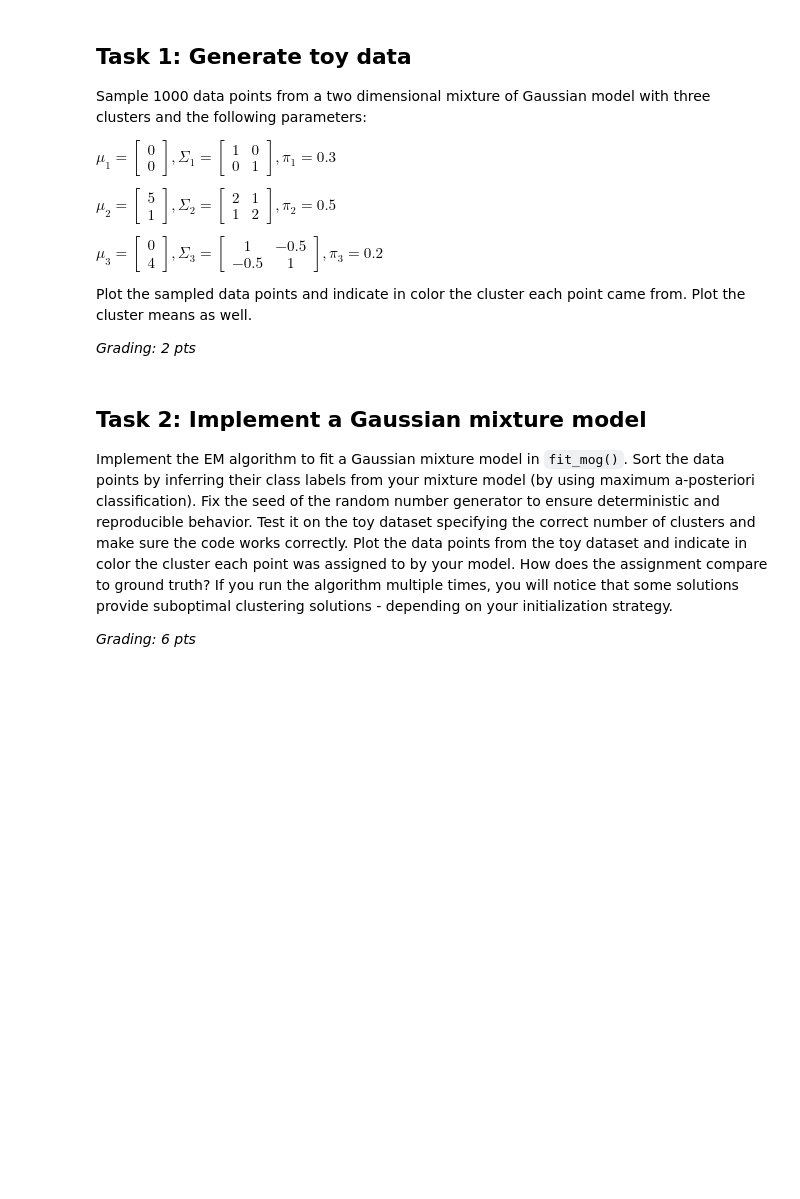
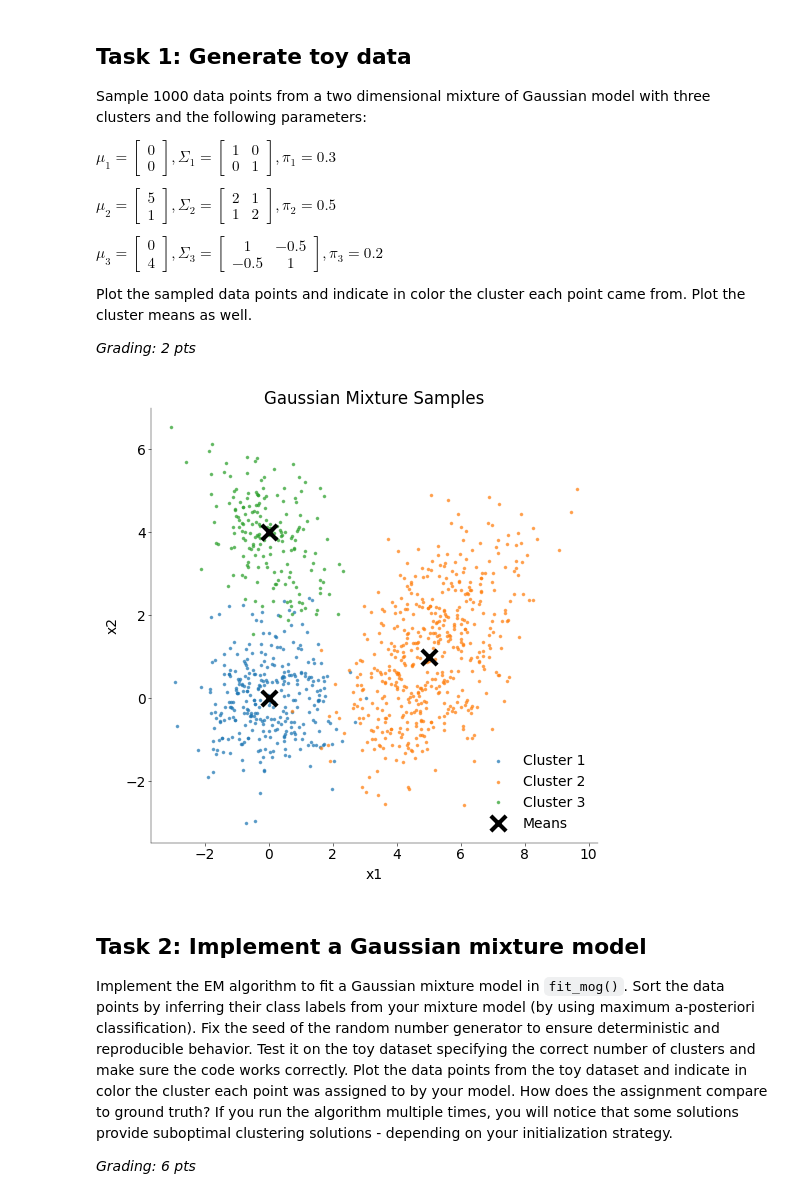
Before and after one commit to moistsoy/Neural-Data-Science, a Jupyter notebook: Lab2/notebooks/CodingLab2.ipynb, the cells around one changed output. Drawn from its saved outputs; the diff is of its cells as text; code cells hidden in the pictures; blank space fills up the shorter version.

Commit message:
Task 1:Toy data generation using gaussian model, 3 clusters

```diff
--- a/Lab2/notebooks/CodingLab2.ipynb
+++ b/Lab2/notebooks/CodingLab2.ipynb
@@ -114,7 +114,23 @@ def sample_data(
     # ------------------------------------------------------
     # draw labeled points from mixture of Gaussians (1 pt)
     # ------------------------------------------------------
-    pass
+    n_clusters = m.shape[0]
+    n_dims = m.shape[1]
+
+    # choose which cluster each point comes from
+    labels = rng.choice(n_clusters, size=n_samples, p=p)
+
+    # create empty array for data
+    x = np.zeros((n_samples, n_dims))
+
+    # sample from the corresponding Gaussian for each cluster
+    for k in range(n_clusters):
+        idx = labels == k
+        n_k = np.sum(idx)
+
+        x[idx] = rng.multivariate_normal(mean=m[k], cov=S[k], size=n_k)
+
+    return labels, x
 # %%
 N = 1000  # total number of samples
 
@@ -126,4 +142,4 @@ S2 = np.array([[2.0, 1.0], [1.0, 2.0]])
 S3 = np.array([[1.0, -0.5], [-0.5, 1.0]])
 S = np.stack([S1, S2, S3])  # cov
 
-# labels, x = sample_data(N, m, S, p)
+labels, x = sample_data(N, m, S, p, random_seed=2605)
@@ -136,3 +146,31 @@ fig, ax = plt.subplots(figsize=(5, 5), layout="constrained")
+# %%
+# ----------------------------------------------
+# plot points from mixture of Gaussians (1 pt)
+# ----------------------------------------------
+
+fig, ax = plt.subplots(figsize=(5, 5), layout="constrained")
+
+# plot each cluster with different color
+for k in range(3):
+    ax.scatter(
+        x[labels == k, 0], x[labels == k, 1], s=10, alpha=0.6, label=f"Cluster {k+1}"
+    )
+
+# plot means
+ax.scatter(
+    m[:, 0], m[:, 1], marker="x", s=120, linewidths=3, color="black", label="Means"
+)
+
+# labels and formatting
+ax.set_xlabel("x1")
+ax.set_ylabel("x2")
+ax.set_title("Gaussian Mixture Samples")
+
+ax.legend()
+
+plt.show()
+# %% [output]
+[figure, added]
 # %% [markdown]
 ## Task 2: Implement a Gaussian mixture model
 
```
Also changed, not shown: parts of 3 cells of this notebook.
